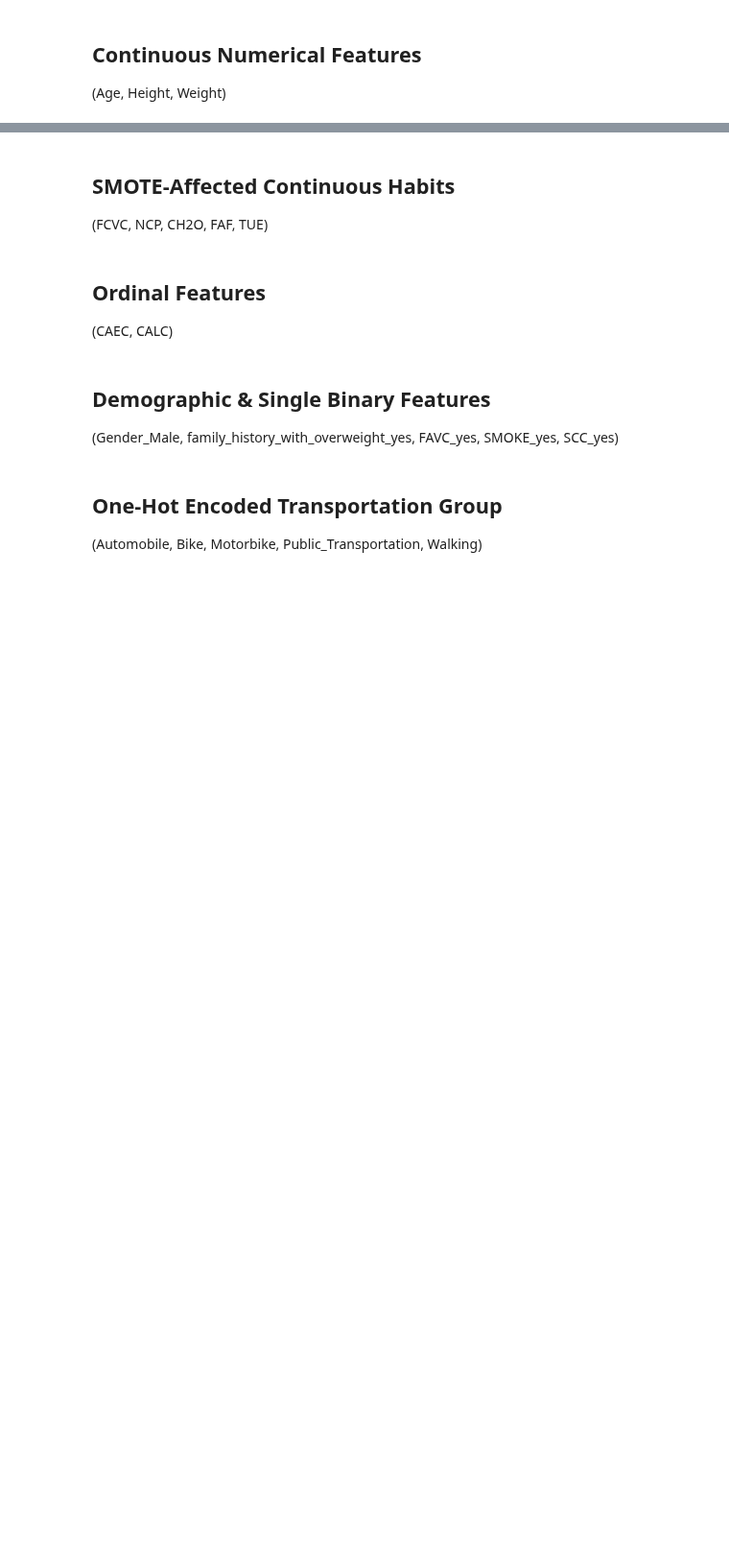
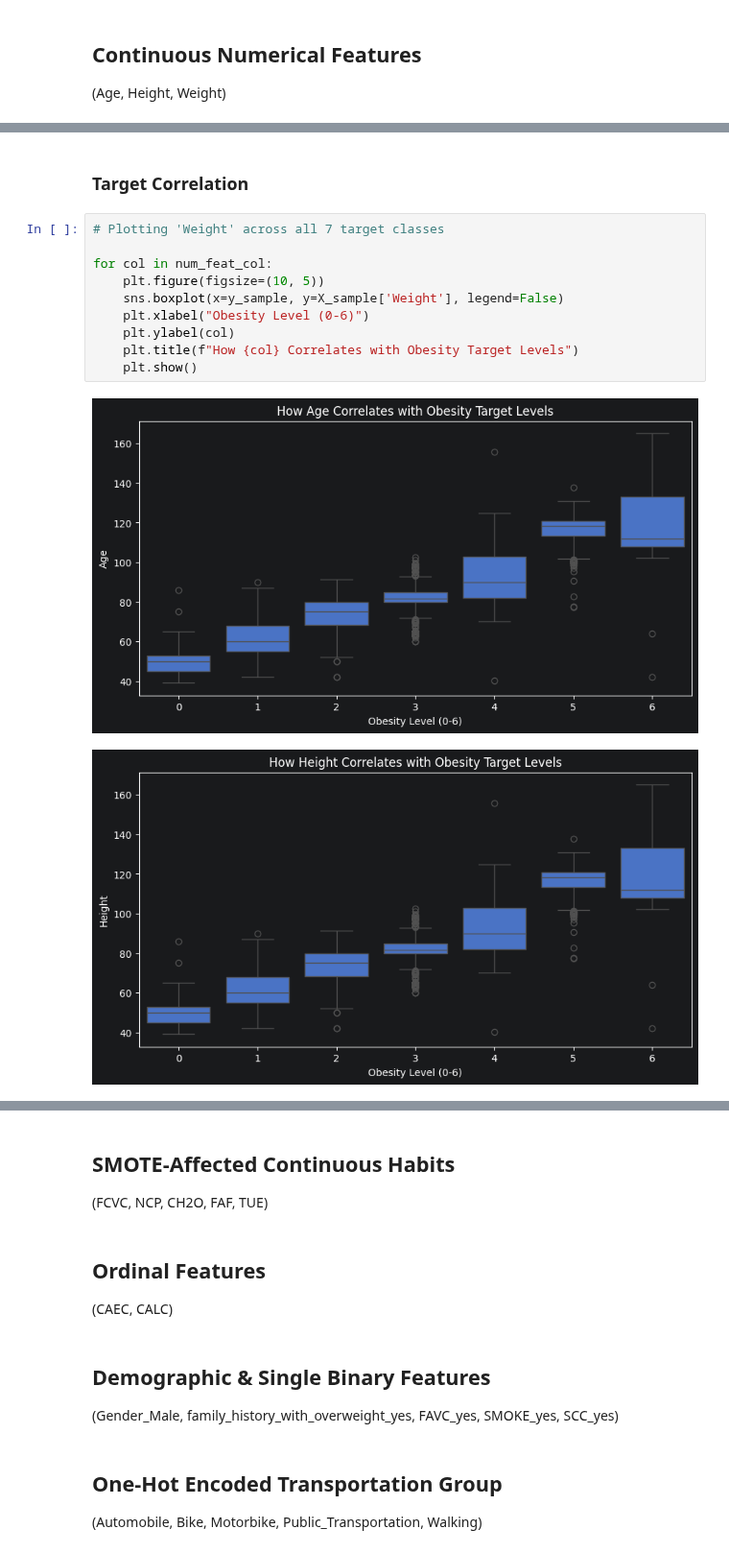
Before and after one commit to xXKeNdAmAmAsTeRXx/Deep_Learning_Labs, a Jupyter notebook: Lab_14_15-project/2_EDA.ipynb, the cells around one changed output, grey strips where cells are left out. Shown at 96% size. Drawn from its saved outputs; the diff is of its cells as text; blank space fills up the shorter version.

```diff
--- a/Lab_14_15-project/2_EDA.ipynb
+++ b/Lab_14_15-project/2_EDA.ipynb
@@ -80,0 +229,15 @@ test-val instances: 4152
+# %% [markdown]
+### Target Correlation
+# %%
+# Plotting 'Weight' across all 7 target classes
+
+for col in num_feat_col:
+    plt.figure(figsize=(10, 5))
+    sns.boxplot(x=y_sample, y=X_sample['Weight'], legend=False)
+    plt.xlabel("Obesity Level (0-6)")
+    plt.ylabel(col)
+    plt.title(f"How {col} Correlates with Obesity Target Levels")
+    plt.show()
+# %% [output]
+[figure, added]
+[figure, added]
```
Also changed, not shown: parts of 18 cells of this notebook.
